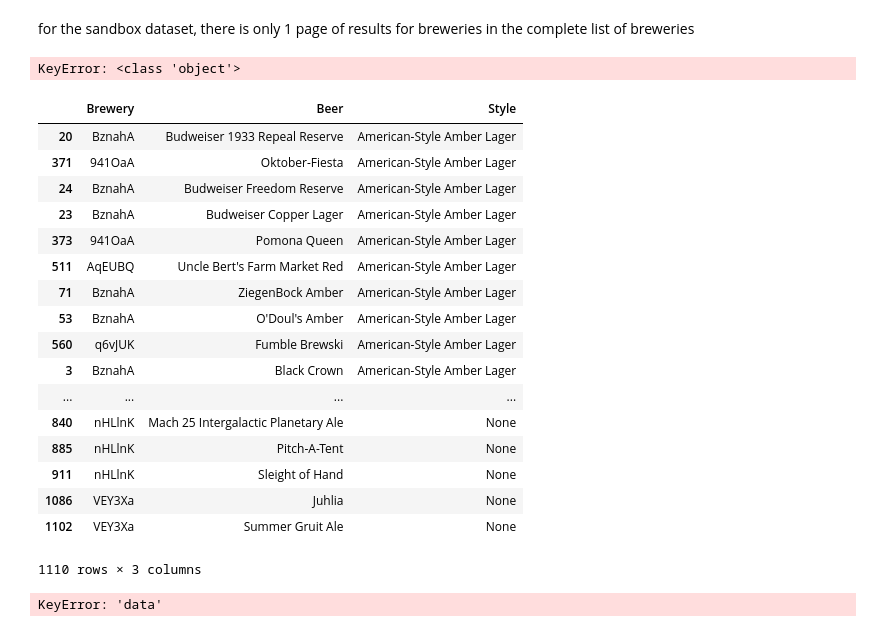
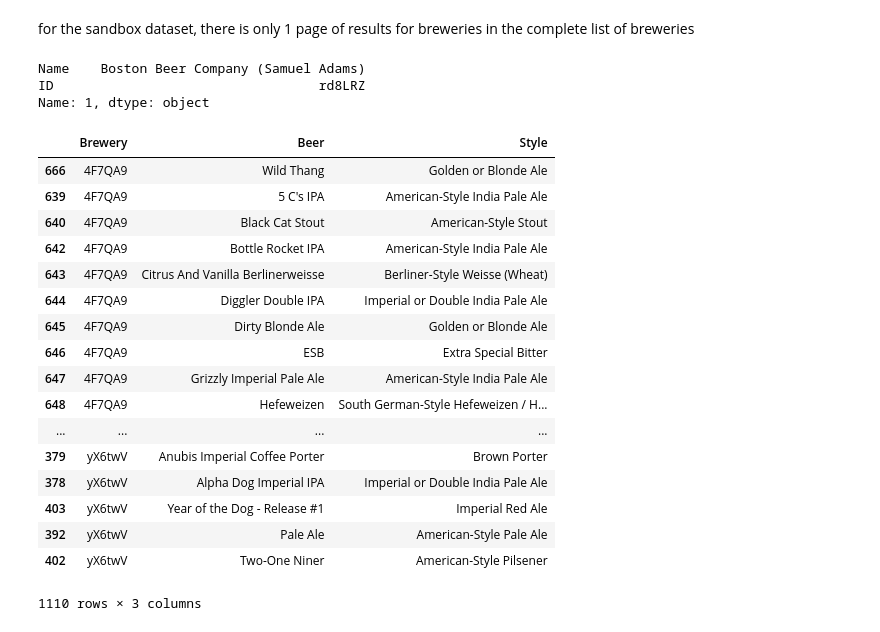
Before and after one commit to akhilliker/Project_1_Team_2, a Jupyter notebook: Stephen's code/Brewery DB sandbox.ipynb, the cells around one changed output. Drawn from its saved outputs; the diff is of its cells as text; code cells hidden in the pictures.

```diff
--- a/Stephen's code/Brewery DB sandbox.ipynb
+++ b/Stephen's code/Brewery DB sandbox.ipynb
@@ -15,18 +15,18 @@ breweryname = []
 breweryid = []
 breweries_query = "breweries"
 #create url to request list of breweries
-breweries_url = base_url + "/" + breweries_query +"/"+ "?key=" + api_key + "&p=1"
-allbreweries = requests.get(breweries_url).json()
+#breweries_url = base_url + "/" + breweries_query +"/"+ "?key=" + api_key + "&p=1"
+
 #loop through each page of brewery lists
-#for page_num in range(1):
-#    breweries_url = base_url + "/" + breweries_query +"/"+ "?key=" + api_key + "&p=" + str(page_num)
-#    print("Downloading", breweries_url)
-#    breweries.append(requests.get(breweries_url).json())
-
-for brewery in allbreweries['data']:
-    breweryname.append(brewery['name'])
-    breweryid.append(brewery['id'])
-    print(brewery['name'], brewery['id'])
-    #except KeyError:
+for page_num in range(1):
+    breweries_url = base_url + "/" + breweries_query +"/"+ "?key=" + api_key + "&p=" + str(page_num)
+    print("Downloading", breweries_url)
+    breweries_response = requests.get(breweries_url).json()
+    #For every iteration above, loop through each brewery on the page
+    for brewery in breweries_response['data']:
+        breweryname.append(brewery['name'])
+        breweryid.append(brewery['id'])
+        print(brewery['name'], brewery['id'])
+        #except KeyError:
 #breweryname, breweryid
 # %% [output]
@@ -75,8 +98,8 @@ for the sandbox dataset, there is only 1 page of results for breweries in the co
 # %%
 #create request url to get list of all beers for Anheuser-Busch InBev
 #brewery id is BznahA
-inbev_path = "/brewery/{}/beers/"
-inbev_beers_url = base_url + inbev_path + "?key=" + api_key
+beers_path = "/brewery/{}/beers/"
+beers_url = base_url + beers_path + "?key=" + api_key
 # %%
 brewery = []
 beername = []
@@ -84,7 +107,7 @@ beerstyle = []
 for index, row in breweries_df.iterrows():
     #print(requests.get(inbev_beers_url.format(row["ID"])).json())
     try:
-        for beer in requests.get(inbev_beers_url.format(row["ID"])).json()['data']:
+        for beer in requests.get(beers_url.format(row["ID"])).json()['data']:
             try:
                 brewery.append(row["ID"])
             except:
@@ -98,37 +121,30 @@ for index, row in breweries_df.iterrows():
             except:
                 beerstyle.append(None)
     except KeyError:
-        print(row[None])
+        print(row)
 stylesdf = pd.DataFrame({"Brewery": brewery, "Beer":beername, "Style":beerstyle})
 # %% [output]
-KeyError: <class 'object'>
+Name    Boston Beer Company (Samuel Adams)
+ID                                  rd8LRZ
+Name: 1, dtype: object
 # %%
-stylesdf.sort_values("Style")
+stylesdf.sort_values("Brewery")
 # %% [output]
 |  | Brewery | Beer | Style |
-| 20 | BznahA | Budweiser 1933 Repeal Reserve | American-Style Amber Lager |
-| 371 | 941OaA | Oktober-Fiesta | American-Style Amber Lager |
-| 24 | BznahA | Budweiser Freedom Reserve | American-Style Amber Lager |
-| 23 | BznahA | Budweiser Copper Lager | American-Style Amber Lager |
-| 373 | 941OaA | Pomona Queen | American-Style Amber Lager |
-| 511 | AqEUBQ | Uncle Bert's Farm Market Red | American-Style Amber Lager |
-| 71 | BznahA | ZiegenBock Amber | American-Style Amber Lager |
-| 53 | BznahA | O'Doul's Amber | American-Style Amber Lager |
-| 560 | q6vJUK | Fumble Brewski | American-Style Amber Lager |
-| 3 | BznahA | Black Crown | American-Style Amber Lager |
+| 666 | 4F7QA9 | Wild Thang | Golden or Blonde Ale |
+| 639 | 4F7QA9 | 5 C's IPA | American-Style India Pale Ale |
+| 640 | 4F7QA9 | Black Cat Stout | American-Style Stout |
+| 642 | 4F7QA9 | Bottle Rocket IPA | American-Style India Pale Ale |
+| 643 | 4F7QA9 | Citrus And Vanilla Berlinerweisse | Berliner-Style Weisse (Wheat) |
+| 644 | 4F7QA9 | Diggler Double IPA | Imperial or Double India Pale Ale |
+| 645 | 4F7QA9 | Dirty Blonde Ale | Golden or Blonde Ale |
+| 646 | 4F7QA9 | ESB | Extra Special Bitter |
+| 647 | 4F7QA9 | Grizzly Imperial Pale Ale | American-Style India Pale Ale |
+| 648 | 4F7QA9 | Hefeweizen | South German-Style Hefeweizen / H... |
 | ... | ... | ... | ... |
-| 840 | nHLlnK | Mach 25 Intergalactic Planetary Ale | None |
-| 885 | nHLlnK | Pitch-A-Tent | None |
-| 911 | nHLlnK | Sleight of Hand | None |
-| 1086 | VEY3Xa | Juhlia | None |
-| 1102 | VEY3Xa | Summer Gruit Ale | None |
+| 379 | yX6twV | Anubis Imperial Coffee Porter | Brown Porter |
+| 378 | yX6twV | Alpha Dog Imperial IPA | Imperial or Double India Pale Ale |
+| 403 | yX6twV | Year of the Dog - Release #1 | Imperial Red Ale |
+| 392 | yX6twV | Pale Ale | American-Style Pale Ale |
+| 402 | yX6twV | Two-One Niner | American-Style Pilsener |
 1110 rows × 3 columns
-# %%
-#name response variable for requesting list of InBev beers
-inbev_beers = requests.get(inbev_beers_url).json()
-#view response output
-inbev_beers
-for beer in inbev_beers['data']:
-    print(beer['style']['name'])
-# %% [output]
-KeyError: 'data'
```
Also changed, not shown: parts of 3 cells of this notebook, 1 other file.
